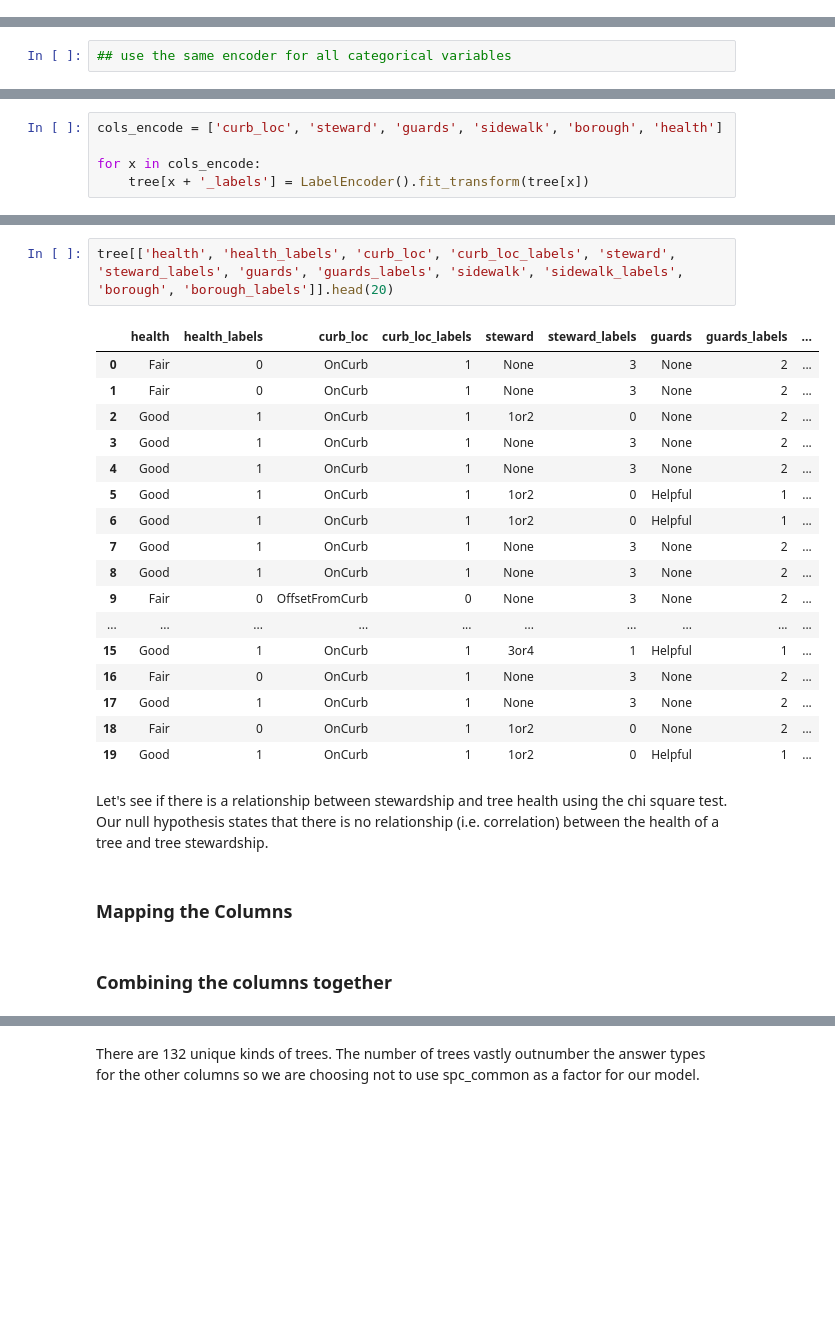
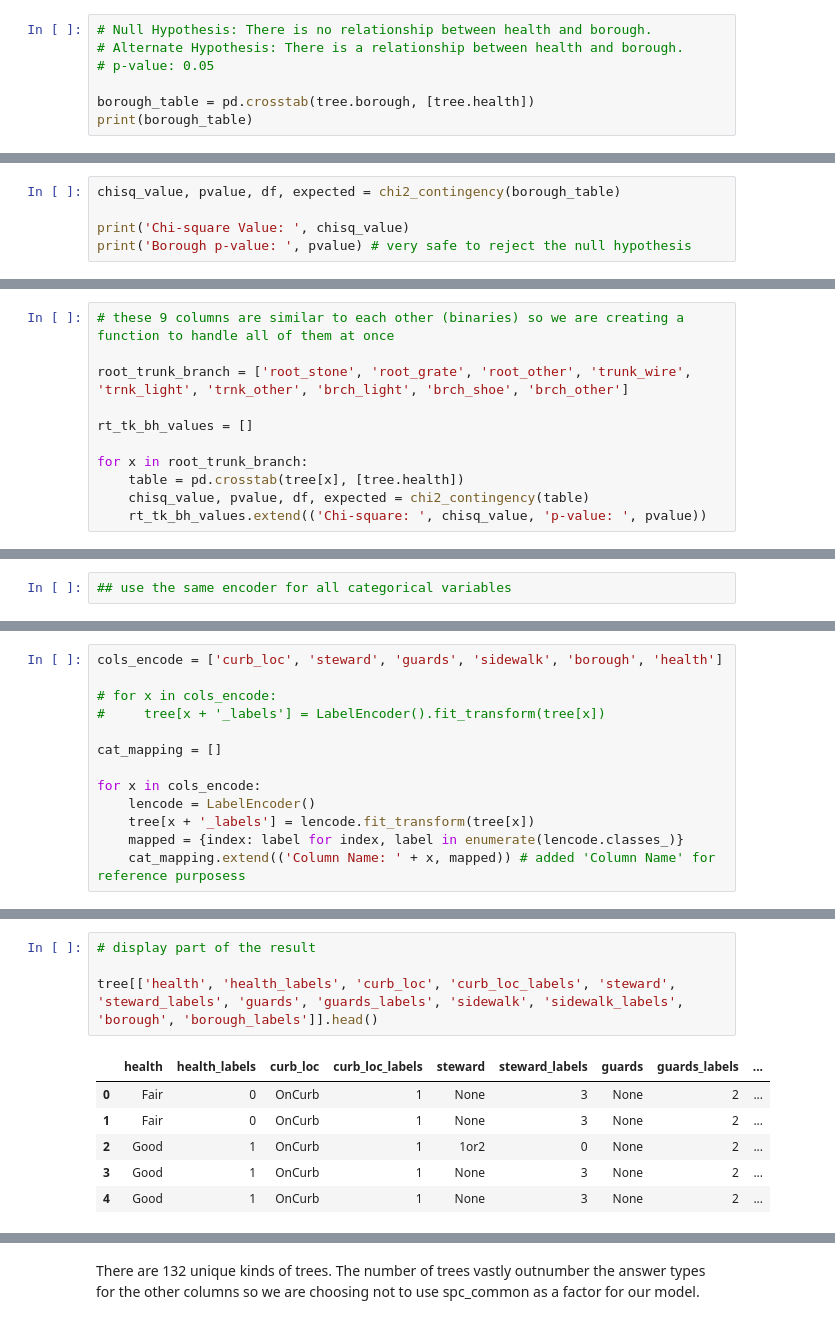
Before and after one commit to annasophiat/tree-health-census, a Jupyter notebook: tree_census_statistical_analysis.ipynb, the cells around one changed output, grey strips where cells are left out. Saved outputs shown, nothing was run; the diff lists cells and outputs as text; blank space fills up the shorter version.

```diff
--- a/tree_census_statistical_analysis.ipynb
+++ b/tree_census_statistical_analysis.ipynb
@@ -82,0 +242,7 @@ tree.head(10)
+# %%
+# Null Hypothesis: There is no relationship between health and borough.
+# Alternate Hypothesis: There is a relationship between health and borough.
+# p-value: 0.05
+
+borough_table = pd.crosstab(tree.borough, [tree.health])
+print(borough_table)
@@ -82,0 +257,5 @@ tree.head(10)
+# %%
+chisq_value, pvalue, df, expected = chi2_contingency(borough_table)
+
+print('Chi-square Value: ', chisq_value)
+print('Borough p-value: ', pvalue) # very safe to reject the null hypothesis
@@ -82,0 +267,11 @@ tree.head(10)
+# %%
+# these 9 columns are similar to each other (binaries) so we are creating a function to handle all of them at once
+
+root_trunk_branch = ['root_stone', 'root_grate', 'root_other', 'trunk_wire', 'trnk_light', 'trnk_other', 'brch_light', 'brch_shoe', 'brch_other']
+
+rt_tk_bh_values = []
+
+for x in root_trunk_branch:
+    table = pd.crosstab(tree[x], [tree.health])
+    chisq_value, pvalue, df, expected = chi2_contingency(table)
+    rt_tk_bh_values.extend(('Chi-square: ', chisq_value, 'p-value: ', pvalue))
@@ -197,5 +440,13 @@ Next, we use the label encoder for the other columns.
 # %%
 cols_encode = ['curb_loc', 'steward', 'guards', 'sidewalk', 'borough', 'health']
 
+# for x in cols_encode:
+#     tree[x + '_labels'] = LabelEncoder().fit_transform(tree[x])
+
+cat_mapping = []
+
 for x in cols_encode:
-    tree[x + '_labels'] = LabelEncoder().fit_transform(tree[x])
+    lencode = LabelEncoder()
+    tree[x + '_labels'] = lencode.fit_transform(tree[x])
+    mapped = {index: label for index, label in enumerate(lencode.classes_)}
+    cat_mapping.extend(('Column Name: ' + x, mapped)) # added 'Column Name' for reference purposess
@@ -202,26 +480,11 @@ for x in cols_encode:
 # %%
-tree[['health', 'health_labels', 'curb_loc', 'curb_loc_labels', 'steward', 'steward_labels', 'guards', 'guards_labels', 'sidewalk', 'sidewalk_labels', 'borough', 'borough_labels']].head(20)
+# display part of the result
+
+tree[['health', 'health_labels', 'curb_loc', 'curb_loc_labels', 'steward', 'steward_labels', 'guards', 'guards_labels', 'sidewalk', 'sidewalk_labels', 'borough', 'borough_labels']].head()
 # %% [output]
 |  | health | health_labels | curb_loc | curb_loc_labels | steward | steward_labels | guards | guards_labels | ... |
 | 0 | Fair | 0 | OnCurb | 1 | None | 3 | None | 2 | ... |
 | 1 | Fair | 0 | OnCurb | 1 | None | 3 | None | 2 | ... |
 | 2 | Good | 1 | OnCurb | 1 | 1or2 | 0 | None | 2 | ... |
 | 3 | Good | 1 | OnCurb | 1 | None | 3 | None | 2 | ... |
 | 4 | Good | 1 | OnCurb | 1 | None | 3 | None | 2 | ... |
-| 5 | Good | 1 | OnCurb | 1 | 1or2 | 0 | Helpful | 1 | ... |
-| 6 | Good | 1 | OnCurb | 1 | 1or2 | 0 | Helpful | 1 | ... |
-| 7 | Good | 1 | OnCurb | 1 | None | 3 | None | 2 | ... |
-| 8 | Good | 1 | OnCurb | 1 | None | 3 | None | 2 | ... |
-| 9 | Fair | 0 | OffsetFromCurb | 0 | None | 3 | None | 2 | ... |
-| ... | ... | ... | ... | ... | ... | ... | ... | ... | ... |
-| 15 | Good | 1 | OnCurb | 1 | 3or4 | 1 | Helpful | 1 | ... |
-| 16 | Fair | 0 | OnCurb | 1 | None | 3 | None | 2 | ... |
-| 17 | Good | 1 | OnCurb | 1 | None | 3 | None | 2 | ... |
-| 18 | Fair | 0 | OnCurb | 1 | 1or2 | 0 | None | 2 | ... |
-| 19 | Good | 1 | OnCurb | 1 | 1or2 | 0 | Helpful | 1 | ... |
-# %% [markdown]
-Let's see if there is a relationship between stewardship and tree health using the chi square test. Our null hypothesis states that there is no relationship (i.e. correlation) between the health of a tree and tree stewardship.
-# %% [markdown]
-### Mapping the Columns
-# %% [markdown]
-### Combining the columns together
```
Also changed, not shown: parts of 46 cells of this notebook, 1 other file.
